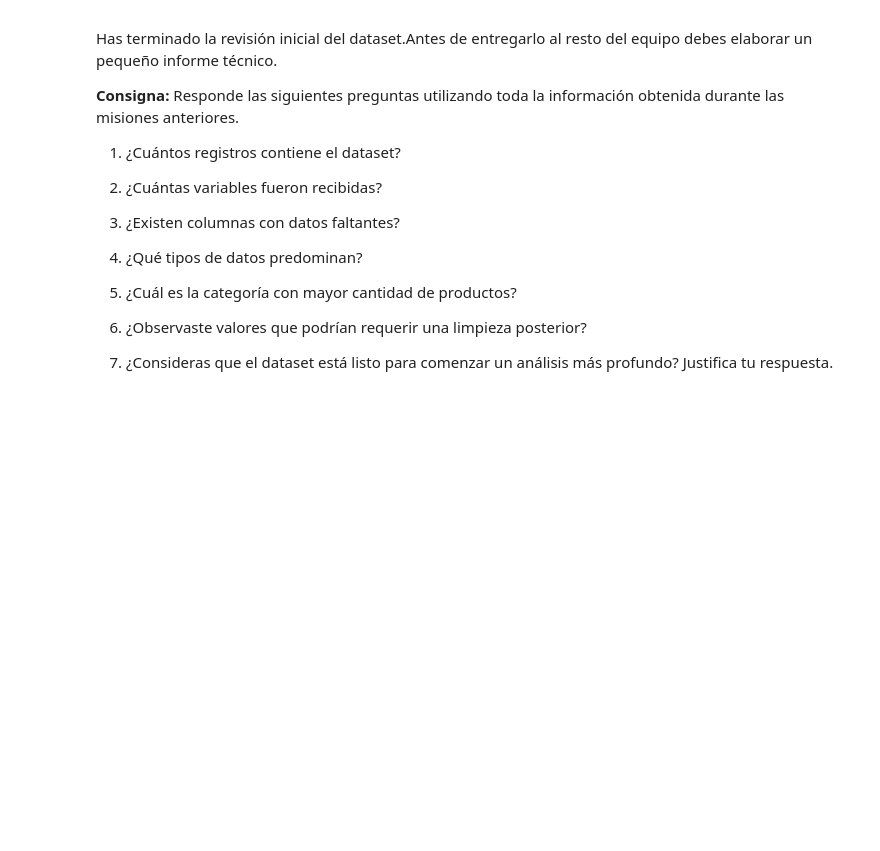
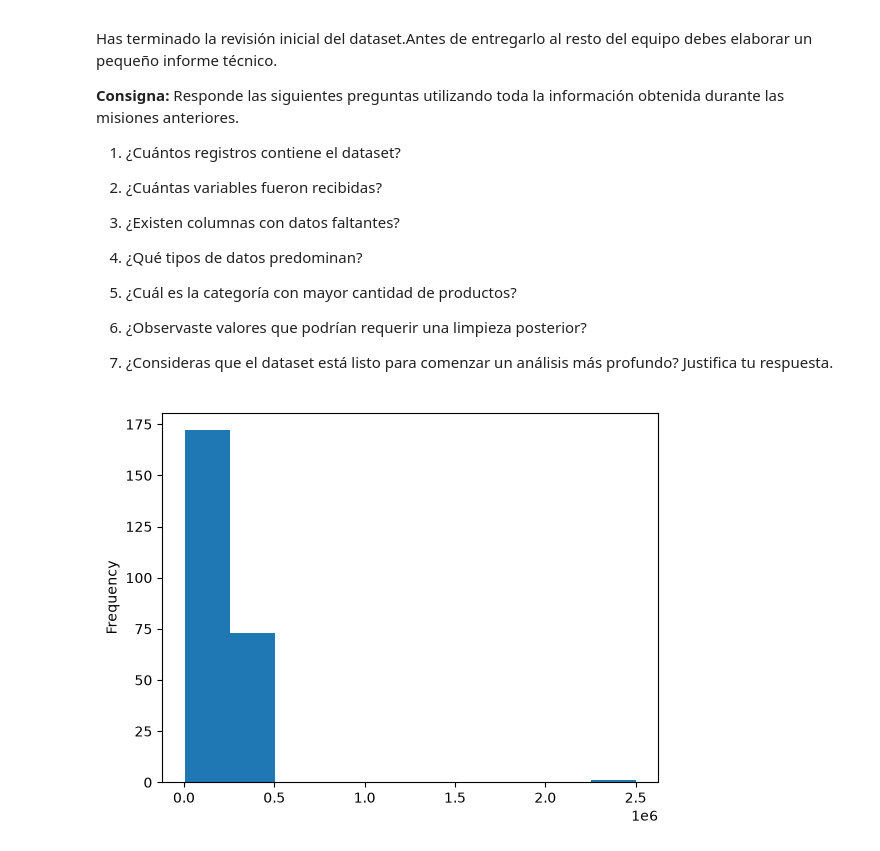
Before and after one commit to rosinni/data-analysis-course, a Jupyter notebook: modulo-2-extraccion/clase-08/practica/notebook.ipynb, the cells around one changed output. Cells and saved outputs as stored; diff of their text form; code cells hidden in the pictures; blank space fills up the shorter version.

```diff
--- a/modulo-2-extraccion/clase-08/practica/notebook.ipynb
+++ b/modulo-2-extraccion/clase-08/practica/notebook.ipynb
@@ -292,3 +248,9 @@ Has terminado la revisión inicial del dataset.Antes de entregarlo al resto del
 7. ¿Consideras que el dataset está listo para comenzar un análisis más profundo? Justifica tu respuesta.
 # %%
 # responde a las preguntas acá
+
+df["precio"].plot(kind="hist")
+
+plt.show()
+# %% [output]
+[figure, added]
```
Also changed, not shown: parts of 7 cells of this notebook, 1 other file.
